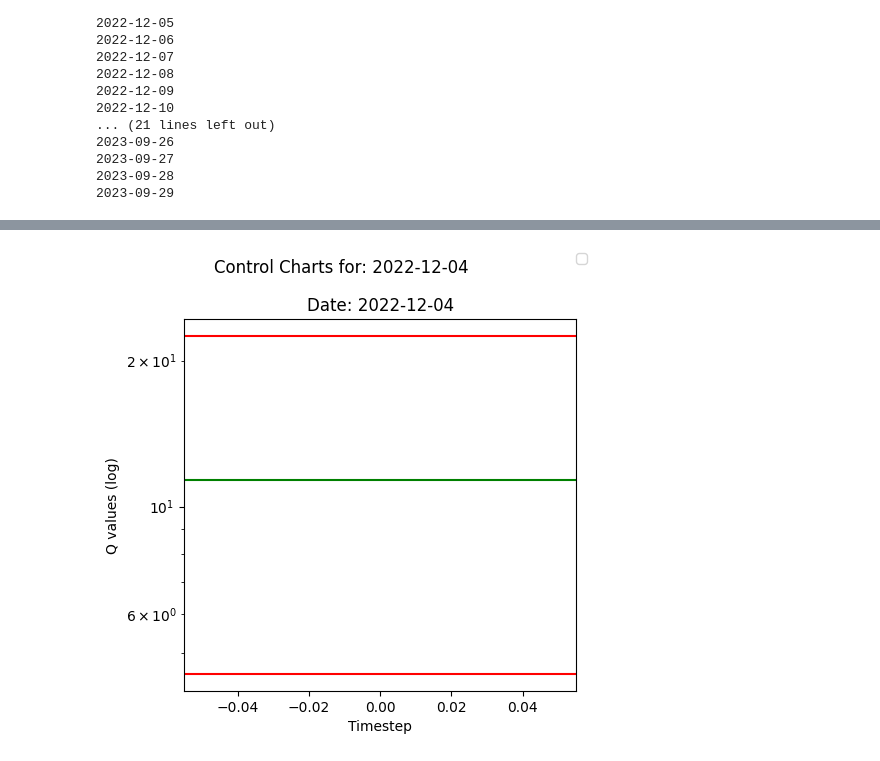
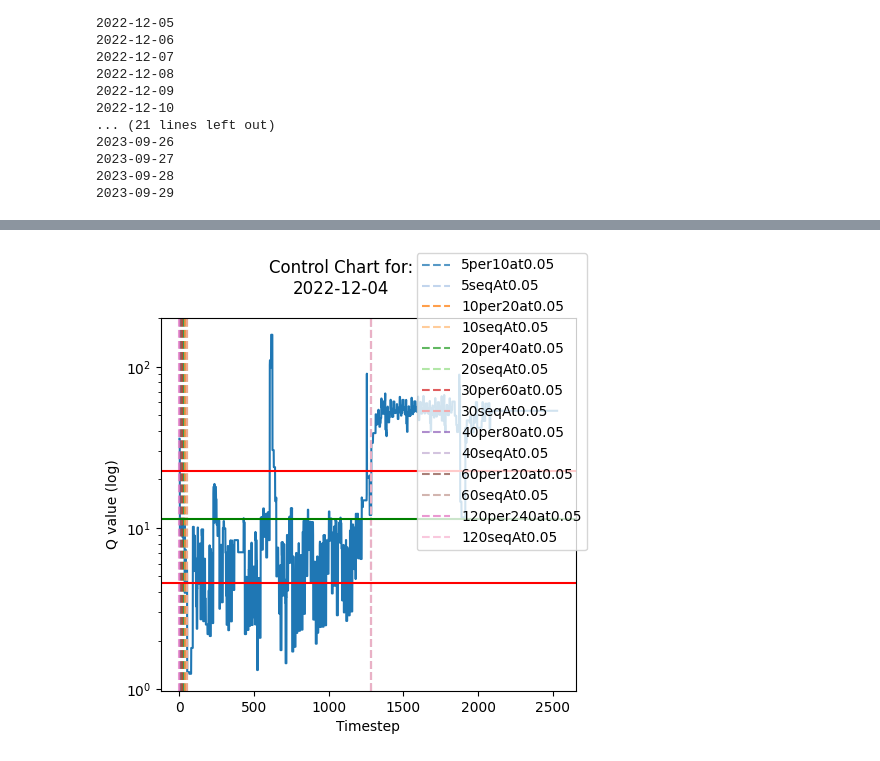
Before and after one commit to DaltonSchutte/practicum, a Jupyter notebook: notebooks/visuals.sync.ipynb, the cells around one changed output, grey strips where cells are left out. Drawn from its saved outputs; the diff is of its cells as text; code cells hidden in the pictures.

```diff
--- a/notebooks/visuals.sync.ipynb
+++ b/notebooks/visuals.sync.ipynb
@@ -411,24 +411,25 @@ for dir in os.listdir('../data'):
     charts = {}
 
     for dt, day_data in test_ts.time_series.items():
+        print(dt, 'making charts')
         y = day_data[LABEL_COL]
         X = day_data[FEATURE_COLS]
         X_tmp = X[BINARY_COLS]
         X = X[NONBINARY_FEATURE_COLS]
         X = (X-X.mean())/(X.max()-X.min())
+        X = X.fillna(0)
         X = pd.concat(
             [X, X_tmp],
             axis=1
         )
         split_len = 150 if dir == 'blood-refrigerator' else 75
         X_fit = X[:split_len]
-        X_eval = X[split_len:]
-        X = X_fit
         chart = FControlChart()
         try:
-            chart.determine_parameters(X.values)
+            chart.determine_parameters(X_fit.values)
         except np.linalg.LinAlgError:
             try:
+                print(dt, 'no inv found')
                 chart = charts[prev_dt]['chart']
             except KeyError:
                 chart = None
@@ -436,7 +437,7 @@ for dir in os.listdir('../data'):
             {
                 dt: {
                     'chart': chart,
-                    'X_eval': X_eval,
+                    'X_eval': X,
                     'y': y
                 }
             }
@@ -447,6 +448,7 @@ for dir in os.listdir('../data'):
     # Back prop any missing
     for dt, stf in reversed(charts.items()):
         if stf['chart'] is None:
+            print(dt, 'passing backwards...')
             charts[dt]['chart'] = prev_stf['chart']
         prev_stf = stf
 
@@ -554,5 +556,6 @@ for dir in os.listdir('../data'):
             }
         }
     )
+    break
 # %% [output]
 BLOOD-REFRIGERATOR
@@ -609,39 +612,25 @@ BLOOD-REFRIGERATOR
 # %%
 for nm, dset in data.items():
+    np.random.seed(3942)
     print(nm.upper())
 
     charts = pickle.load(open(os.path.join('../results/spc/daily',nm,'charts.pkl'),'rb'))
 
-    which_y = 0
-    fig = plt.figure(
-        figsize=(10,10),
-        layout='tight'
-    )
-
-    ptns = set()
     for i, (dt, stf) in enumerate(charts.items()):
-        fig, axs = plt.subplots(
-            nrows=1,
-            ncols=1,
-            sharex=False,
-            sharey=False,
+        fig, ax = plt.subplots(
             figsize=(5,5),
             layout='tight'
         )
-        which_x = 0
 
-        print(dt, which_x, which_y)
         chart = stf['chart']
         X = stf['X_eval'].values
         y = stf['y']
         Q = chart(stf['X_eval'].values)
-        ax = axs
 
         # Q plot
         sns.lineplot(
             x=range(len(Q)),
             y=Q,
-            ax=ax
         )
         # Red stop region
         try:
@@ -649,7 +638,7 @@ for nm, dset in data.items():
             end_idx = np.where(y==1)[0][-1]
             ax.axvspan(start_idx,end_idx, facecolor='red', alpha=0.25)
         except IndexError:
-            pass
+            start_idx = None
 
         patterns = dset['matches']
         # Chart stop line
@@ -661,12 +650,34 @@ for nm, dset in data.items():
             idx, stopped = rs[dt]
 
             if stopped:
-                if ptn in ptns:
-                    label = '_nolegend_'
+                ax.axvline(idx, color=cmap[i], alpha=0.75, linestyle='--', label=ptn)
+
+        # RL Stop lines
+        if nm == 'blood-refrigerator':
+            if (start_idx is None) and (np.random.rand()<0.8):
+                ppo_stop = False
+                mcts_stop = False
+            else:
+                if start_idx is None:
+                    n = len(Q)
+                    start_idx = np.random.choice(range(0,n))
+                if np.random.rand() < 0.9:
+                    ppo_stop = start_idx - int(np.random.normal(9,30))
                 else:
-                    label = ptn
-                    ptns.add(ptn)
-                ax.axvline(idx, color=cmap[i], alpha=0.75, linestyle='--', label=label)
+                    ppo_stop = False
+                if np.random.rand() < 0.2:
+                    mcts_stop = start_idx - int(np.random.normal(380, 40))
+                else:
+                    mcts_stop = False
+
+        else:
+            ppo_stop = -346
+            mcts_stop = 41
+
+        if ppo_stop:
+            ax.axvline(ppo_stop, color='red', alpha=1.0, linestyle='dashdot', label='PPO')
+        if mcts_stop:
+            ax.axvline(mcts_stop, color='blue', alpha=1.0, linestyle='dashdot', label='MCTS')
 
         # Chart parameters per percentage
         for ln, c in zip([chart.lcl, chart.center_line, chart.ucl],['red','green','red']):
@@ -674,18 +685,17 @@ for nm, dset in data.items():
                 ln,
                 color=c
             )
-        ax.set(
-            title=f'Date: {dt}',
-            yscale='log',
-            xlabel='Timestep',
-            ylabel='Q values (log)'
+        ax.set_yscale('log')
+        ax.set_xlabel('Timestep')
+        ax.set_ylabel('Q value (log)')
+        fig.suptitle(f'Control Chart for:\n{dt}')
+        fig.legend()
+
+        fig.savefig(
+            os.path.join(IMAGE_DIR,nm,f'T-sq-cchart-{dt}.png'),
+            dpi=400
         )
-        fig.suptitle(f'Control Charts for: {dt}')
-        fig.legend()
-#        fig.savefig(
-#            os.path.join(IMAGE_DIR,nm,f'T-sq-cchart-{dt}.png'),
-#            dpi=400
-#        )
 #        plt.close()
+    break
 # %% [output]
 BLOOD-REFRIGERATOR
@@ -733 +706 @@ NITROGEN-GENERATOR
-[figure, old version]
+[figure, new version]
```
Also changed, not shown: parts of 2 cells of this notebook, 45 other files.
